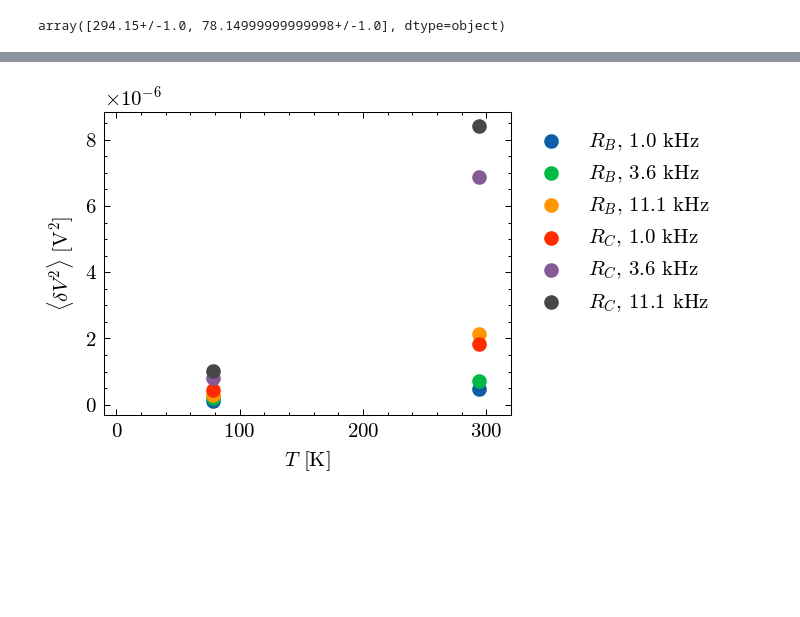
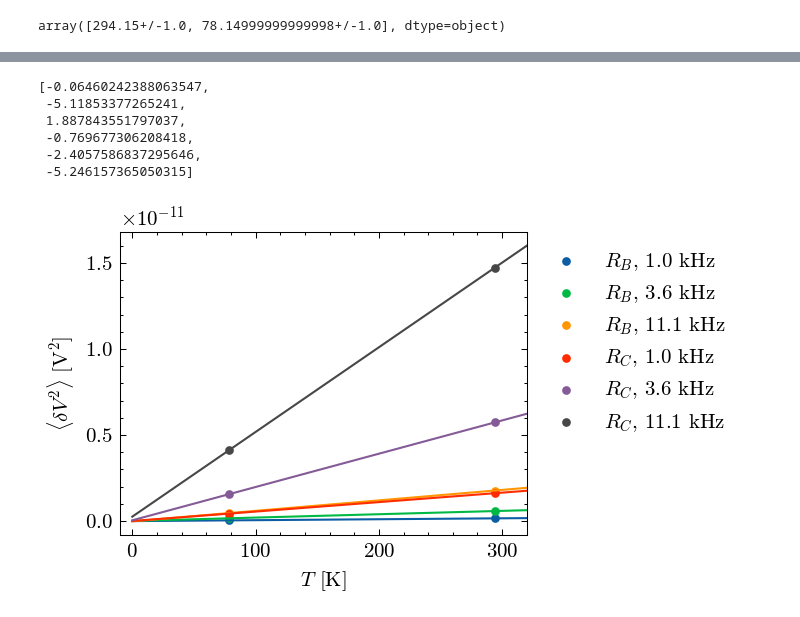
Before and after one commit to emhl/FP2, a Jupyter notebook: rauschen.ipynb, the cells around one changed output, grey strips where cells are left out. Drawn from its saved outputs; the diff is of its cells as text; code cells hidden in the pictures; blank space fills up the shorter version.

```diff
--- a/rauschen.ipynb
+++ b/rauschen.ipynb
@@ -58,12 +58,14 @@ dat1
 | 23 | 21 | 1000 | 30 | 10000 | 11075 | 100000 | 670.0 | 3.0 | widerstand 4.4 |
 | 24 | 25 | 100 | 10 | 100000 | 111061 | 100000 | 55.2 | 0.1 | widerstand 4.5 |
 # %%
-def nyquist(R,T,df):
-    return 4*con.k*T*R*df
+def nyquist(R,T,df, k):
+    return 4*k*T*R*df
 def kb(R,T,df,v2):
     return v2/(4*R*T*df)
-def dv2n(v, g1, g2, ):
-    return v*1e-3 * 10 / (g1*g2)
+def dv2n(v, g1, g2):
+    return v*1e-3 * 10 / (g1*g2)**2
+def linfit(x, a ,b):
+    return a*x + b
 # %%
 # over R
 plt.figure()
@@ -106,12 +108,19 @@ plt.savefig(outdir+'1-johnson_rauschen_df_raw.pdf',bbox_inches='tight')
 plt.figure()
 dat = dat1[0:5]
 y0 =  dv2n(ua(dat['V mV'],dat[f'uV']), 600, dat['g2'])
+# k_b = []
 for i in range(1,5):
     dat = dat1[5*i:5*(i+1)]
     v = ua(dat['V mV'],dat[f'uV'])
     y = dv2n(v, 600, dat['g2'])
     r = dat['R Ohm'].mean()*1e-3
-    plt.errorbar(dat['df kHz'],nv(y)-nv(y0),yerr=sd(y),fmt='.',label=f'$R=$ {round(r,1)} k$\Omega$')
+    plt.errorbar(dat['df kHz'],nv(y)-nv(y0),yerr=sd(y/1.5),fmt='.',label=f'$R=$ {round(r,1)} k$\Omega$',color=f'C{i}')
+    # def nqfit(df, k):
+    #     return nyquist(r*1e3, 294.15, df, k)
+    # popt, pcov  = curve_fit(linfit, dat['df kHz'], nv(y)-nv(y0), sigma=sd(y))
+    # k_b.append(uf(popt[0],np.sqrt(pcov[0,0])))
+
+    # plt.plot(dat['df kHz'],nv(nqfit(dat['df kHz'], con.k)),color=f'C{i}')
 plt.legend(loc='upper left', bbox_to_anchor=(1, 1))
 plt.xscale('log')
 plt.yscale('log')
@@ -151,11 +201,11 @@ def e_0 (i_dc,df, di2):
 def i_dc(v_dc,rf):
     return -v_dc/rf
 def di2s(v, g1, g2, rf):
-    return v*1e-3 * 10 / (g1*g2*rf)
+    return v*1e-3 * 10 / (g1*g2*rf)**2
 # %%
 # over df Raumtemp raw
 plt.figure()
-
+e_0s= []
 for i in range(0,2):
     dat = dat2[11*i+1:11*(i+1)]
     v_dc = ua(dat['Vdc V'],dat[f'uVdc'])
@@ -164,9 +214,15 @@ for i in range(0,2):
     x = i_dc(v_dc, r*1e3)*1e3
     y = di2s(v_n, 100, dat['g2'], r*1e3)
     df = dat['df Hz'].mean()*1e-3
-    plt.errorbar(nv(x),nv(y),yerr=sd(y),xerr=sd(x),fmt='.',label=f'$\Delta f=$ {round(df,3)} kHz')
+    plt.errorbar(nv(x),nv(y),yerr=sd(y),xerr=sd(x),fmt='.',label=f'$\Delta f=$ {round(df,3)} kHz',color=f'C{i}')
+    def shotfit(i_dc, e):
+        return 2*e*i_dc*df
+    popt, pcov  = curve_fit(shotfit, nv(x), nv(y), sigma=sd(y))
+    plt.plot(nv(x),nv(shotfit(x, *popt)),color=f'C{i}')
+    e_0s.append(uf(popt[0],np.sqrt(pcov[0,0])))
 plt.legend(loc='upper left', bbox_to_anchor=(1, 1))
 plt.xlabel('$I_dc$ [mA]')
 plt.ylabel(r'$\langle\delta I^2\rangle$ [A$^2$]')
 plt.savefig(outdir+'2-schrot_rauschen_raw.pdf',bbox_inches='tight')
+e_0s
 # %% [output]
@@ -344,32 +402,45 @@ plt.figure()
 dat = dat3[16:19]
 y0_ln =  dv2n(ua(dat['V mV'],dat[f'uV']), 600, dat['g2'])
 
 dat = dat3[1:4]
 y0_rt =  dv2n(ua(dat['V mV'],dat[f'uV']), 600, dat['g2'])
 r = ["$R_A$","$R_B$","$R_C$"]
+T_0nq = []
 for i in range(1,3):
     dat_ln = dat3[16+5*i:14+5*(i+1)]
     v_ln = ua(dat_ln['V mV'],dat_ln[f'uV'])
     y_ln = dv2n(v_ln, 600, dat_ln['g2'])
     r_ln = dat_ln['R Ohm'].mean()*1e-3
     # plt.errorbar(dat_ln['df kHz'],nv(y_ln)-nv(y0_ln),yerr=sd(y_ln),fmt='.',label=f'$R=$ {round(r_ln,1)} k$\Omega$')
 
     dat_rt = dat3[1+5*i:5*(i+1)-1]
     v_rt = ua(dat_rt['V mV'],dat_rt[f'uV'])
     y_rt = dv2n(v_rt, 600, dat_rt['g2'])
     r_rt = dat_rt['R Ohm'].mean()*1e-3
     # plt.errorbar(dat_rt['df kHz'],nv(y_rt)-nv(y0_rt),yerr=sd(y_rt),fmt='.',label=f'$R=$ {round(r_rt,1)} k$\Omega$ RT')
     for j in range(3):
         y = [nv(y_rt)[j]-nv(y0_rt)[j],nv(y_ln)[j]-nv(y0_ln)[j]]
         df = np.array(dat_ln['df kHz'])[j]*1e-3
         # print(y)
-        plt.scatter(nv(temp),y,label=f'{r[i]}, {round(df,1)} kHz')
+        plt.scatter(nv(temp),y,label=f'{r[i]}, {round(df,1)} kHz',s=10)
+        popt, pcov  = curve_fit(linfit, nv(temp), y)
+
+        T_0nq.append(-popt[1]/popt[0])
+        tl = np.linspace(0,320,100)
+        plt.plot(tl,linfit(tl, *popt))
 plt.legend(loc='upper left', bbox_to_anchor=(1, 1))
 # plt.xscale('log')
 # plt.yscale('log')
 plt.xlim(-10,320)
 plt.xlabel('$T$ [K]')
 plt.ylabel(r'$\langle\delta V^2\rangle$ [V$^2$]')
 plt.savefig(outdir+'3-johnson_rauschen_T.pdf',bbox_inches='tight')
+T_0nq
 # %% [output]
+[-0.06460242388063547,
+ -5.11853377265241,
+ 1.887843551797037,
+ -0.769677306208418,
+ -2.4057586837295646,
+ -5.246157365050315]
-[figure, old version]
+[figure, new version]
```
Also changed, not shown: parts of 14 cells of this notebook.
